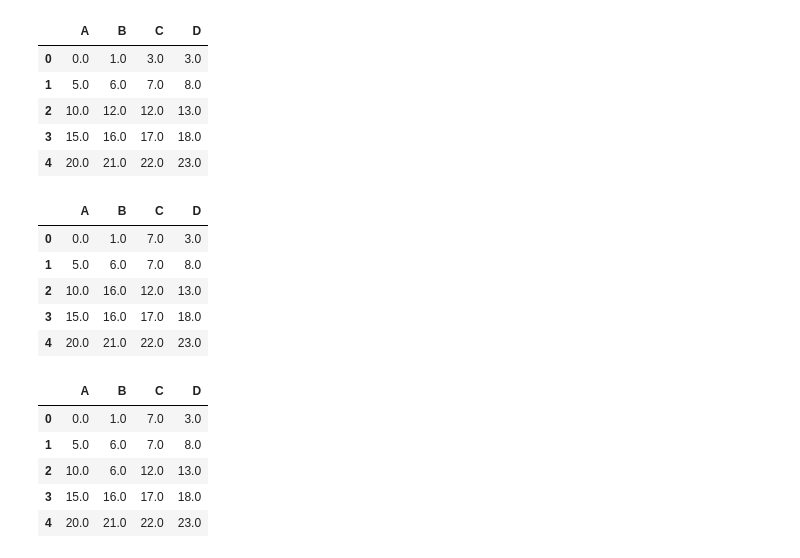
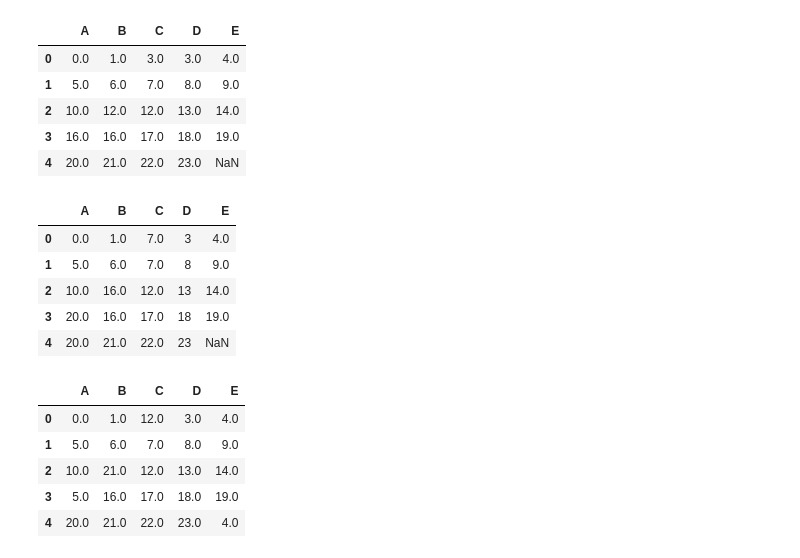
Before and after one commit to liguowang/ultra-impute, a Jupyter notebook: doc/Toturial.ipynb, the cells around one changed output. Drawn from its saved outputs; the diff is of its cells as text; code cells hidden in the pictures.

```diff
--- a/doc/Toturial.ipynb
+++ b/doc/Toturial.ipynb
@@ -5,30 +8,30 @@ from ultra_impute import MissFiller
 # %%
 # d1 is dictionary
 d1 = {
-'A':[0, 5, 10, 15, 20],
+'A':[0, 5, 10, np.nan, 20],
 'B': [1, 6, np.nan, 16, 21],
 'C':[np.nan, 7, 12, 17, 22],
-'D':[3, 8, 13, 18, 23]
+'D':[3, 8, 13, 18, 23],
+'E':[4, 9, 14, 19, np.nan]
 }
 
-# d2 is ndarray
+# d2 is NumPy ndarray
 d2 = np.array([
-[ 0.,  1., np.nan,  3.],
-[ 5.,  6.,  7.,  8.],
-[10., np.nan, 12., 13.],
-[15., 16., 17., 18.],
-[20., 21., 22., 23.]
+[ 0.,  1., np.nan,  3., 4],
+[ 5.,  6.,  7.,  8., 9],
+[10., np.nan, 12., 13., 14],
+[np.nan, 16., 17., 18., 19],
+[20., 21., 22., 23., np.nan]
 ])
 
-#d3 and d4 are DataFrames created from d1 and d2, respectively.
+# d3 and d4 are DataFrames created from d1 and d2, respectively.
 d3= pd.DataFrame(d1)
-d4 = pd.DataFrame(d2, columns=['A','B ','C','D'])
+d4 = pd.DataFrame(d2, columns=['A','B ','C','D', 'E'])
 
-#create an MissFiller object and check the number of missing values.
-#input can be dictionalry, np.array or pd.DataFrame
-mf = MissFiller(d1)
-mf = MissFiller(d2)
-mf = MissFiller(d3)
-mf = MissFiller(d4)
-mf.df
+# Create MissFiller objects, noting that mf1, mf2, mf3, and mf4 all contain the same data.
+mf1 = MissFiller(d1)
+mf2 = MissFiller(d2)
+mf3 = MissFiller(d3)
+mf4 = MissFiller(d4)
+mf1.df
 # %% [output]
@@ -79,35 +89,34 @@ mf.fill_trend(axis=0, method='mean')
 # %%
 # back fill missing values by row
 # When axis=1, "back fill" means a missing value will be filled by the value on its rightside
-mf.fill_trend(axis=1, method='bfill')
+mf1.fill_trend(axis=1, method='bfill')
 # %% [output]
-|  | A | B | C | D |
-| 0 | 0.0 | 1.0 | 3.0 | 3.0 |
-| 1 | 5.0 | 6.0 | 7.0 | 8.0 |
-| 2 | 10.0 | 12.0 | 12.0 | 13.0 |
-| 3 | 15.0 | 16.0 | 17.0 | 18.0 |
-| 4 | 20.0 | 21.0 | 22.0 | 23.0 |
+|  | A | B | C | D | E |
+| 0 | 0.0 | 1.0 | 3.0 | 3.0 | 4.0 |
+| 1 | 5.0 | 6.0 | 7.0 | 8.0 | 9.0 |
+| 2 | 10.0 | 12.0 | 12.0 | 13.0 | 14.0 |
+| 3 | 16.0 | 16.0 | 17.0 | 18.0 | 19.0 |
+| 4 | 20.0 | 21.0 | 22.0 | 23.0 | NaN |
 # %%
 # back fill missing values by row
 # When axis=0, "back fill" means a missing value will be filled by the value below.
-mf.fill_trend(axis=0, method='bfill')
+mf1.fill_trend(axis=0, method='bfill')
 # %% [output]
-|  | A | B | C | D |
-| 0 | 0.0 | 1.0 | 7.0 | 3.0 |
-| 1 | 5.0 | 6.0 | 7.0 | 8.0 |
-| 2 | 10.0 | 16.0 | 12.0 | 13.0 |
-| 3 | 15.0 | 16.0 | 17.0 | 18.0 |
-| 4 | 20.0 | 21.0 | 22.0 | 23.0 |
+|  | A | B | C | D | E |
+| 0 | 0.0 | 1.0 | 7.0 | 3 | 4.0 |
+| 1 | 5.0 | 6.0 | 7.0 | 8 | 9.0 |
+| 2 | 10.0 | 16.0 | 12.0 | 13 | 14.0 |
+| 3 | 20.0 | 16.0 | 17.0 | 18 | 19.0 |
+| 4 | 20.0 | 21.0 | 22.0 | 23 | NaN |
 # %%
 # Fill by random values chose from the same column
-mf.df
-mf.fill_rand(axis=0)
+mf1.fill_rand(axis=0)
 # %% [output]
-|  | A | B | C | D |
-| 0 | 0.0 | 1.0 | 7.0 | 3.0 |
-| 1 | 5.0 | 6.0 | 7.0 | 8.0 |
-| 2 | 10.0 | 6.0 | 12.0 | 13.0 |
-| 3 | 15.0 | 16.0 | 17.0 | 18.0 |
-| 4 | 20.0 | 21.0 | 22.0 | 23.0 |
+|  | A | B | C | D | E |
+| 0 | 0.0 | 1.0 | 12.0 | 3.0 | 4.0 |
+| 1 | 5.0 | 6.0 | 7.0 | 8.0 | 9.0 |
+| 2 | 10.0 | 21.0 | 12.0 | 13.0 | 14.0 |
+| 3 | 5.0 | 16.0 | 17.0 | 18.0 | 19.0 |
+| 4 | 20.0 | 21.0 | 22.0 | 23.0 | 4.0 |
 # %%
 # Fill by random values chose from the same row
```
Also changed, not shown: parts of 22 cells of this notebook.
